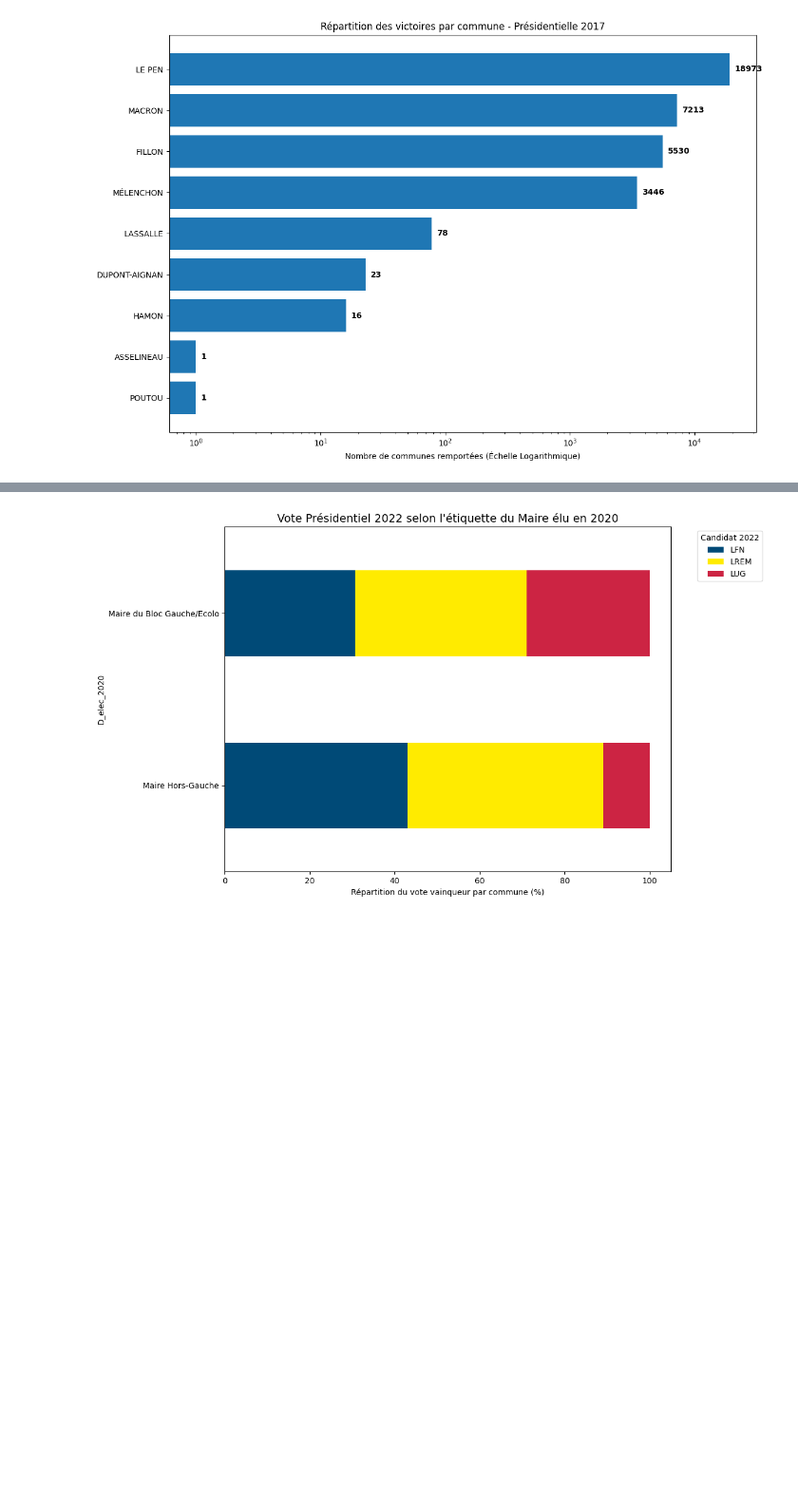
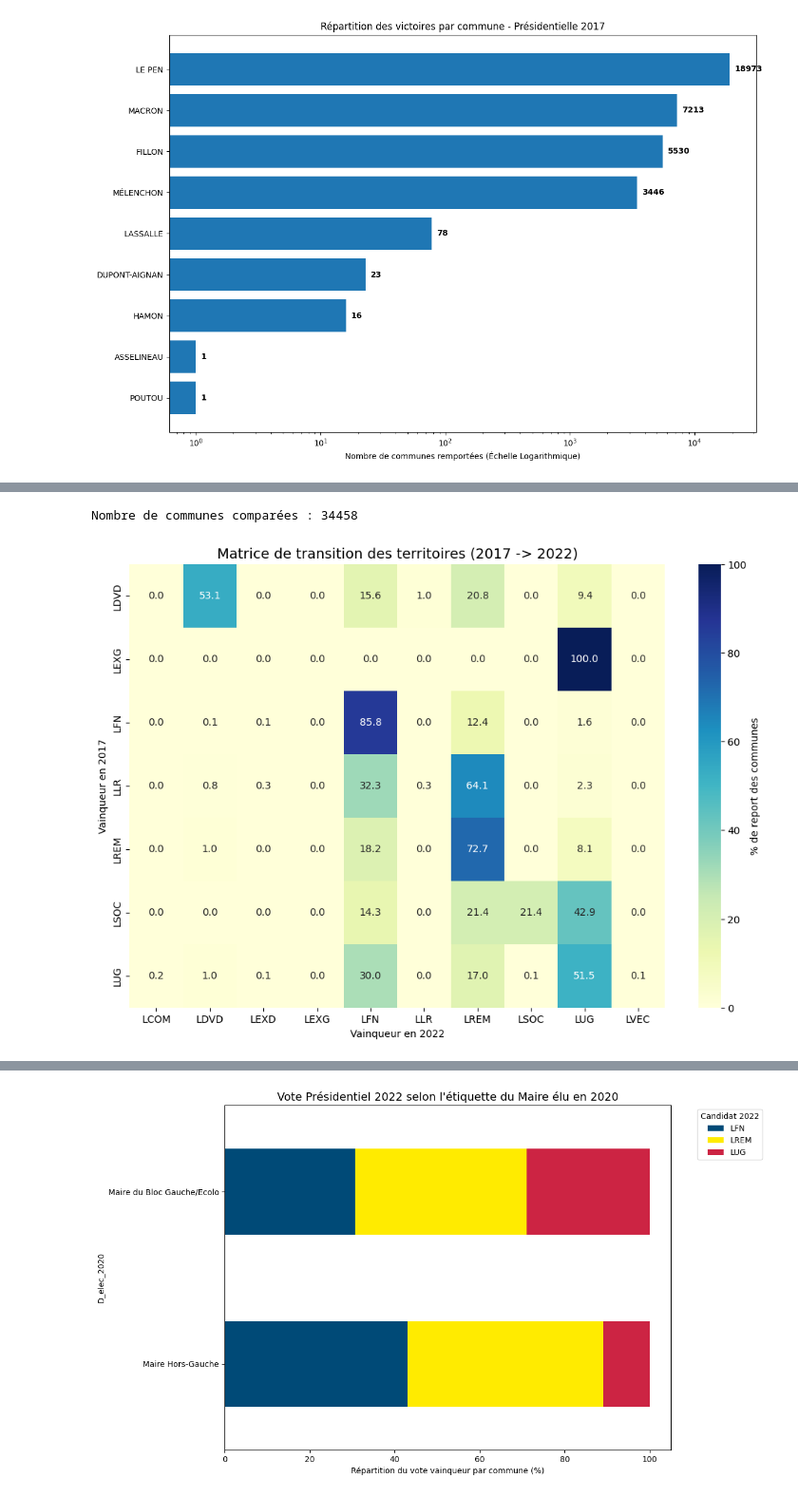
Before and after one commit to romainratajczyk/ENSAE-S1-Python-Project, a Jupyter notebook: Data formatting.ipynb, the cells around one changed output, grey strips where cells are left out. Shown at 95% size. Cells and saved outputs as stored; diff of their text form; code cells hidden in the pictures; blank space fills up the shorter version.

Commit message:
Ajout d'une matrice de transition et autres ajouts mineurs

```diff
--- a/Data formatting.ipynb
+++ b/Data formatting.ipynb
@@ -1017,0 +1100,41 @@ plt.show()
+# %%
+
+# 1. On crée des DataFrames
+# On garde le 'Code commune' et on ajoute la nuance politique adaptée
+w17 = df_vainqueurs_2017[['Code commune']].copy()
+w17['Vainqueur_2017'] = df_vainqueurs_2017['Nom'].str.upper().map(Parti_politique_2017).fillna('AUTRE')
+
+w22 = df_vainqueurs[['Code commune']].copy()
+w22['Vainqueur_2022'] = df_vainqueurs['Nom'].str.upper().map(parti_politique_map).fillna('AUTRE')
+
+# 2. Maintenant on effectue une fusion des 2 DataFrames
+comparison_df = w17.merge(w22, on='Code commune', how='inner')
+
+if not comparison_df.empty:
+    print(f"Nombre de communes comparées : {len(comparison_df)}")
+
+    # 3. Matrice de transition
+    transition_matrix = pd.crosstab(
+        comparison_df['Vainqueur_2017'],
+        comparison_df['Vainqueur_2022'],
+        normalize='index'
+    ) * 100
+
+    # 4. Affichage
+    plt.figure(figsize=(12, 8))
+    sns.heatmap(
+        transition_matrix,
+        annot=True,
+        fmt=".1f",
+        cmap="YlGnBu",
+        cbar_kws={'label': '% de report des communes'}
+    )
+    plt.title("Matrice de transition des territoires (2017 à 2022)", fontsize=14)
+    plt.ylabel("Vainqueur en 2017")
+    plt.xlabel("Vainqueur en 2022")
+    plt.show()
+else:
+    print("Erreur : Aucune commune commune trouvée entre les deux bases.")
+# %% [output]
+Nombre de communes comparées : 34458
+[figure, added]
```
Also changed, not shown: parts of 13 cells of this notebook.
